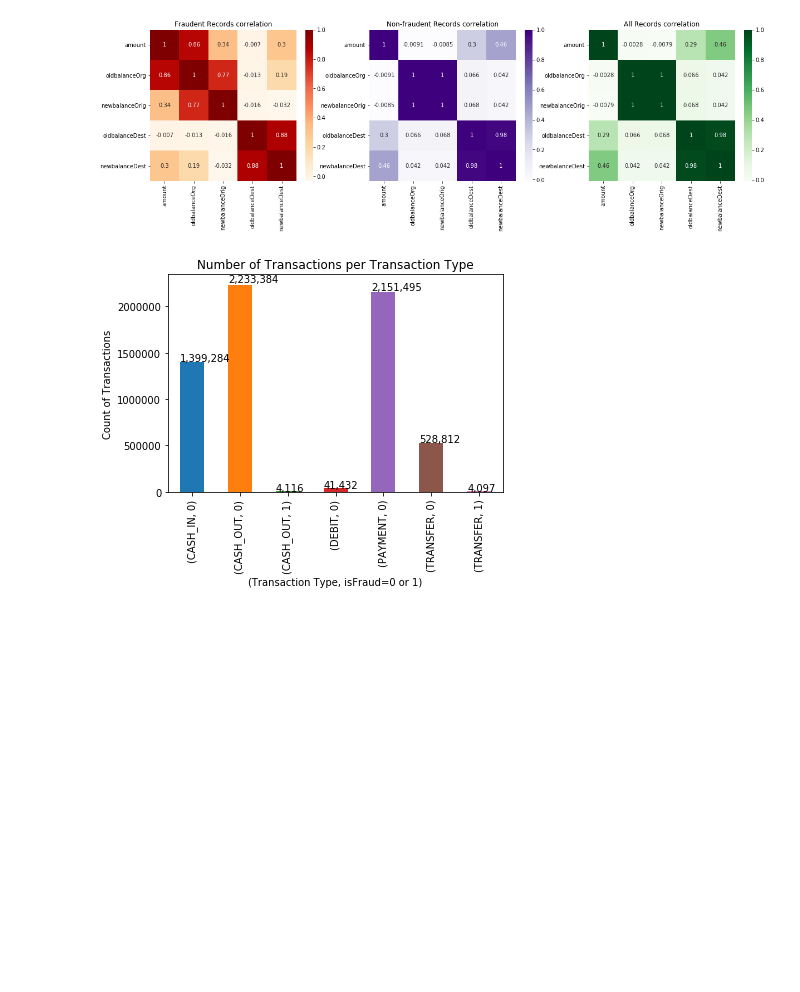
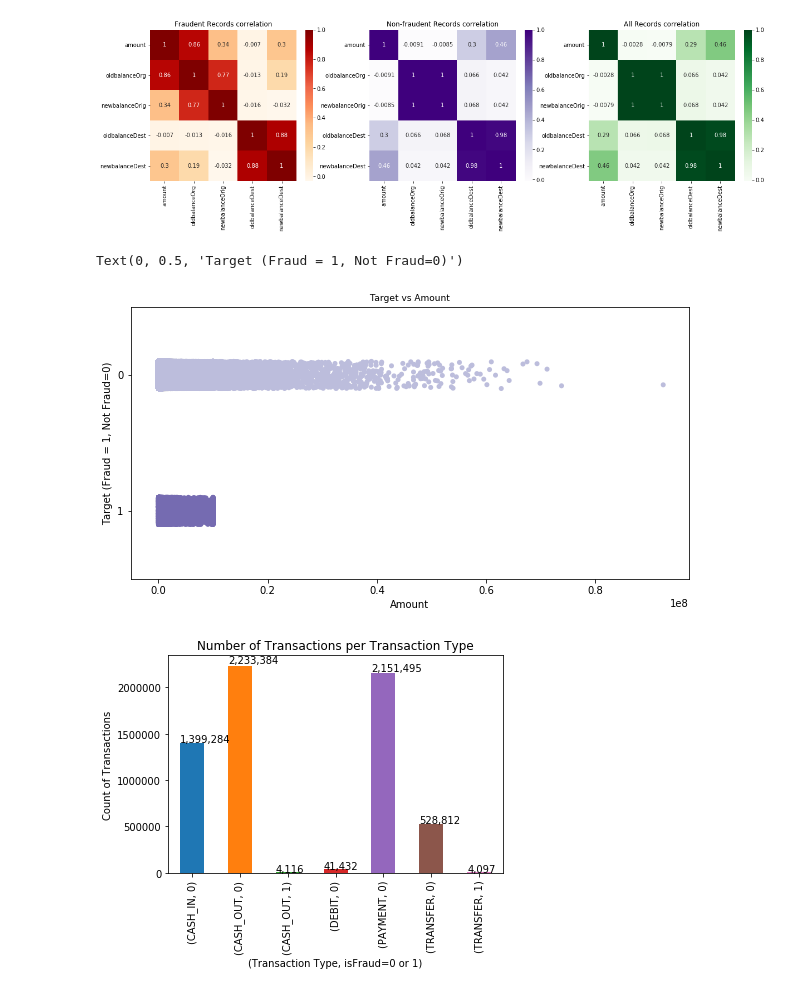
Before and after one commit to cruzer42/Capstone-Project-1-for-Springboard, a Jupyter notebook: Capstone Project1 Data Storytelling.ipynb, the cells around one changed output. Saved outputs shown, nothing was run; the diff lists cells and outputs as text; code cells hidden in the pictures; blank space fills up the shorter version.

```diff
--- a/Capstone Project1 Data Storytelling.ipynb
+++ b/Capstone Project1 Data Storytelling.ipynb
@@ -416,12 +416,15 @@ plt.show()
 # %% [output]
 [figure]
 # %%
-#plt.figure(figsize=(10,5))
-#sns.stripplot(x=df["amount"], y=df['isFraud'].astype('category'),
-#             palette=['#bcbddc','#756bb1']);
-#plt.title('Target vs Amount', fontsize=9)
-#plt.xlabel('Amount',)
-#plt.ylabel('Target (Fraud = 1, Not Fraud=0)',)
+plt.figure(figsize=(10,5))
+sns.stripplot(x=df["amount"], y=df['isFraud'].astype('category'),
+             palette=['#bcbddc','#756bb1']);
+plt.title('Target vs Amount', fontsize=9)
+plt.xlabel('Amount',)
+plt.ylabel('Target (Fraud = 1, Not Fraud=0)',)
+# %% [output]
+Text(0, 0.5, 'Target (Fraud = 1, Not Fraud=0)')
+[figure, added]
 # %%
 #sns.pairplot(df, kind="scatter")
 # %%
```
Also changed, not shown: parts of 2 cells of this notebook.
